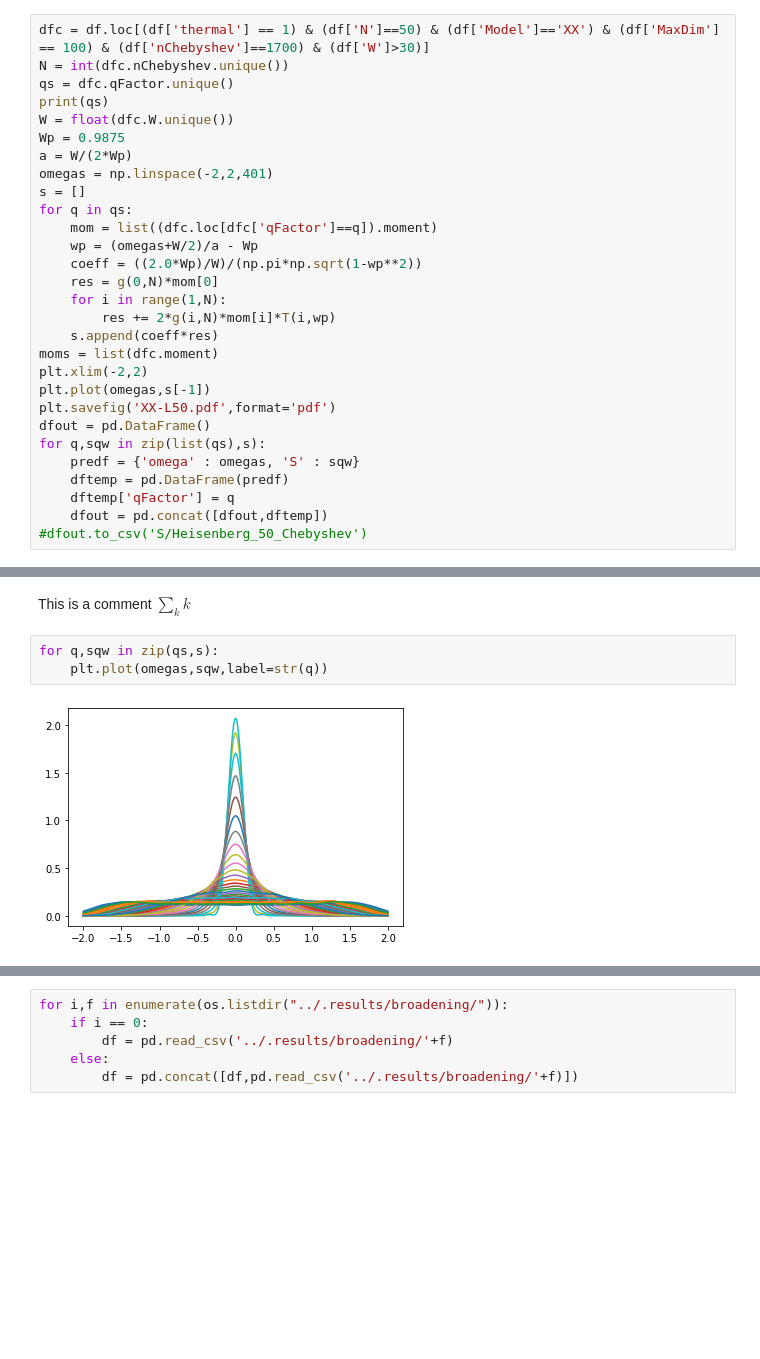
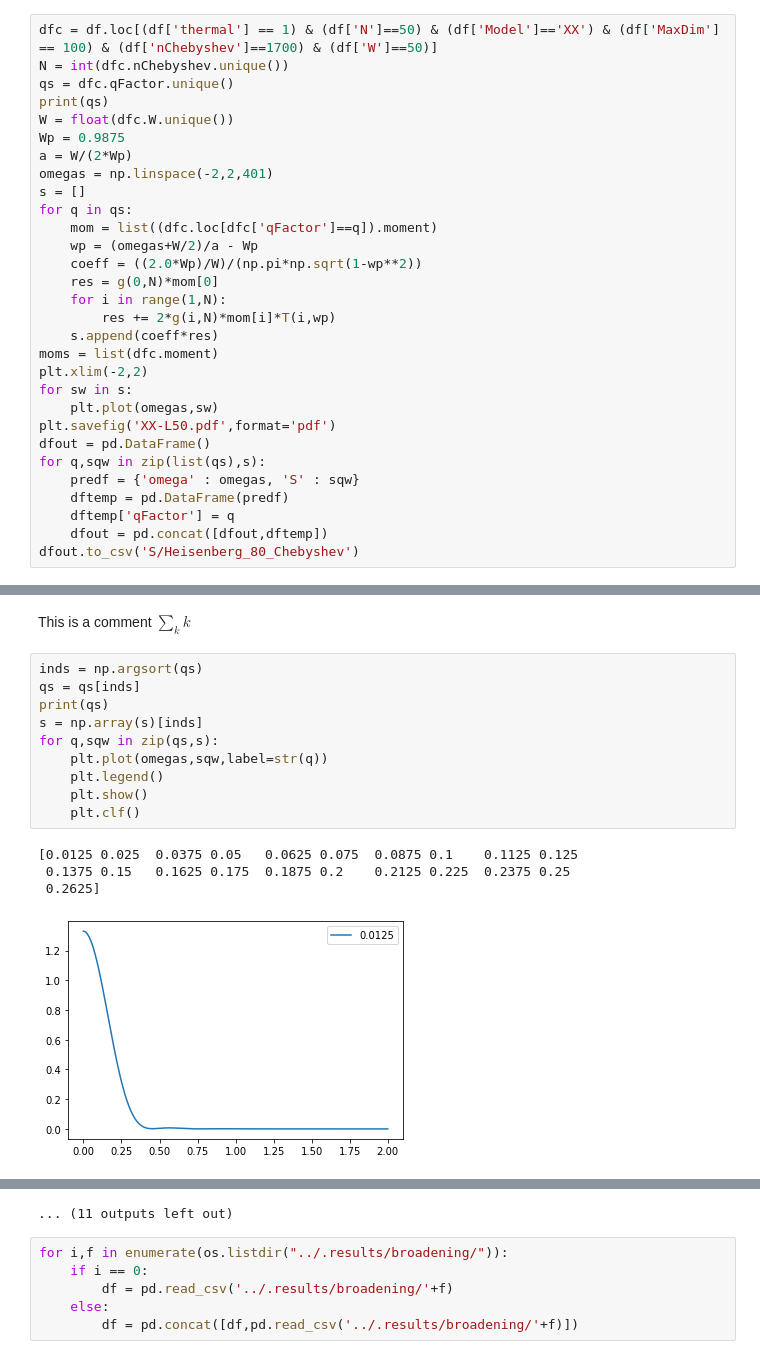
Before and after one commit to n-e-sherman/mps, a Jupyter notebook: jupyter/Untitled.ipynb, the cells around one changed output, grey strips where cells are left out. Drawn from its saved outputs; the diff is of its cells as text; blank space fills up the shorter version.

```diff
--- a/jupyter/Untitled.ipynb
+++ b/jupyter/Untitled.ipynb
@@ -23,5 +31,5 @@ for i,f in enumerate(os.listdir("../.results/chebyshev/")):
 # %%
-dfc = df.loc[(df['thermal'] == 1) & (df['N']==50) & (df['Model']=='XX') & (df['MaxDim'] == 100) & (df['nChebyshev']==1700) & (df['W']>30)]
+dfc = df.loc[(df['thermal'] == 1) & (df['N']==50) & (df['Model']=='XX') & (df['MaxDim'] == 100) & (df['nChebyshev']==1700) & (df['W']==50)]
 N = int(dfc.nChebyshev.unique())
 qs = dfc.qFactor.unique()
 print(qs)
@@ -40,7 +48,8 @@ for q in qs:
     s.append(coeff*res)
 moms = list(dfc.moment)
 plt.xlim(-2,2)
-plt.plot(omegas,s[-1])
+for sw in s:
+    plt.plot(omegas,sw)
 plt.savefig('XX-L50.pdf',format='pdf')
 dfout = pd.DataFrame()
 for q,sqw in zip(list(qs),s):
@@ -48,7 +57,7 @@ for q,sqw in zip(list(qs),s):
     dftemp = pd.DataFrame(predf)
     dftemp['qFactor'] = q
     dfout = pd.concat([dfout,dftemp])
-#dfout.to_csv('S/Heisenberg_50_Chebyshev')
+dfout.to_csv('S/Heisenberg_80_Chebyshev')
 # %% [output]
 [0.5]
 [figure]
@@ -57,7 +66,17 @@ stuff
 # %% [markdown]
 This is a comment $\sum_k k$
 # %%
+inds = np.argsort(qs)
+qs = qs[inds]
+print(qs)
+s = np.array(s)[inds]
 for q,sqw in zip(qs,s):
     plt.plot(omegas,sqw,label=str(q))
+    plt.legend()
+    plt.show()
+    plt.clf()
 # %% [output]
+[0.0125 0.025  0.0375 0.05   0.0625 0.075  0.0875 0.1    0.1125 0.125
+ 0.1375 0.15   0.1625 0.175  0.1875 0.2    0.2125 0.225  0.2375 0.25
+ 0.2625]
-[figure, old version]
+[figure, new version]
@@ -64,3 +93,4 @@ for q,sqw in zip(qs,s):
+... (11 outputs left out)
 # %%
 for i,f in enumerate(os.listdir("../.results/broadening/")):
     if i == 0:
```
Also changed, not shown: parts of 9 cells of this notebook, 7 other files.
